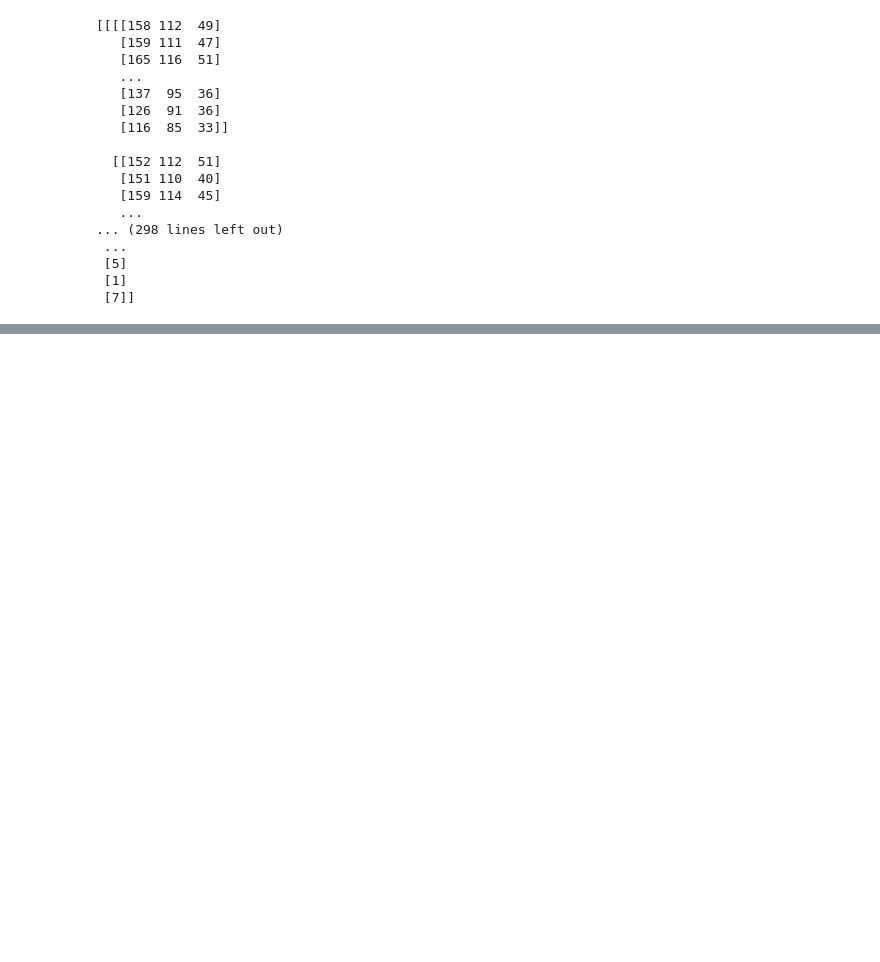
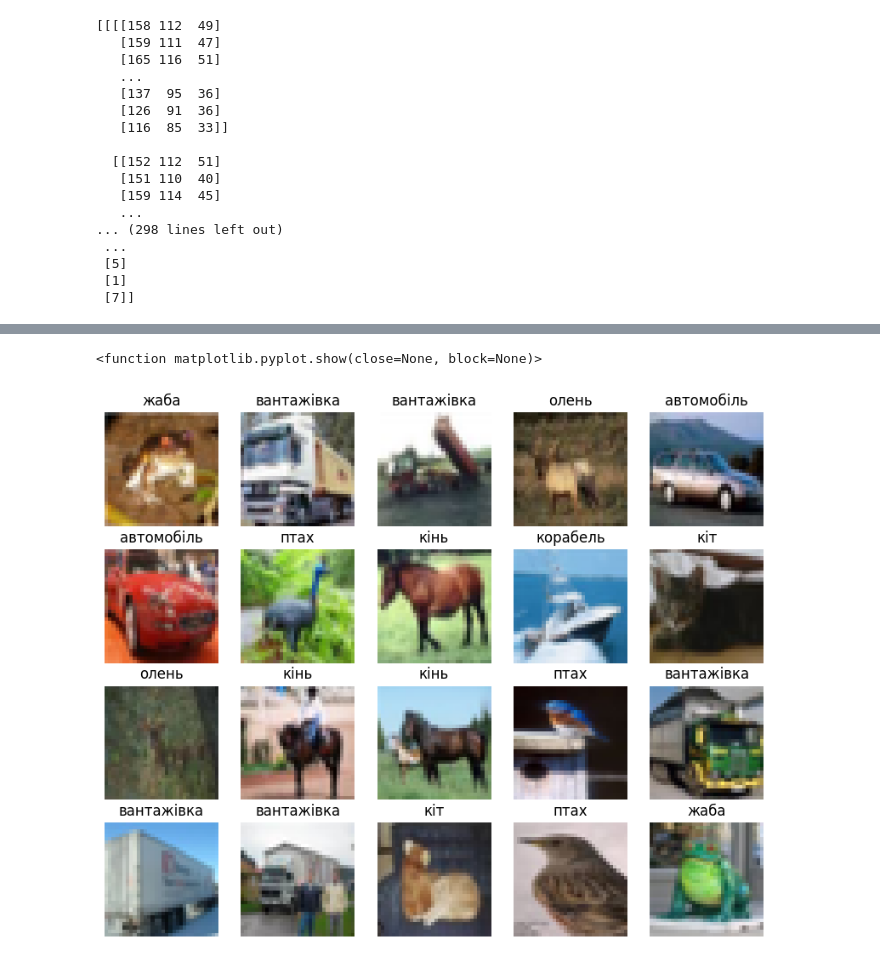
Before and after one commit to romanrudniev/MachineLearning, a Jupyter notebook: Класифікація_зображень.ipynb, the cells around one changed output, grey strips where cells are left out. Cells and saved outputs as stored; diff of their text form; code cells hidden in the pictures; blank space fills up the shorter version.

Commit message:
imshow CIRAF10

```diff
--- a/Класифікація_зображень.ipynb
+++ b/Класифікація_зображень.ipynb
@@ -183 +182,13 @@ Preed: 5 (собака) - on 63.35%
 ... (10 outputs left out)
+# %%
+plt.figure(figsize=(10, 8))
+
+for i in range(20):
+  plt.subplot(4, 5, i + 1)
+  plt.imshow(X_train[i])
+  plt.title(class_name[y_train[i][0]])
+  plt.axis('off')
+plt.show
+# %% [output]
+<function matplotlib.pyplot.show(close=None, block=None)>
+[figure, added]
```
Also changed, not shown: parts of 7 cells of this notebook.
